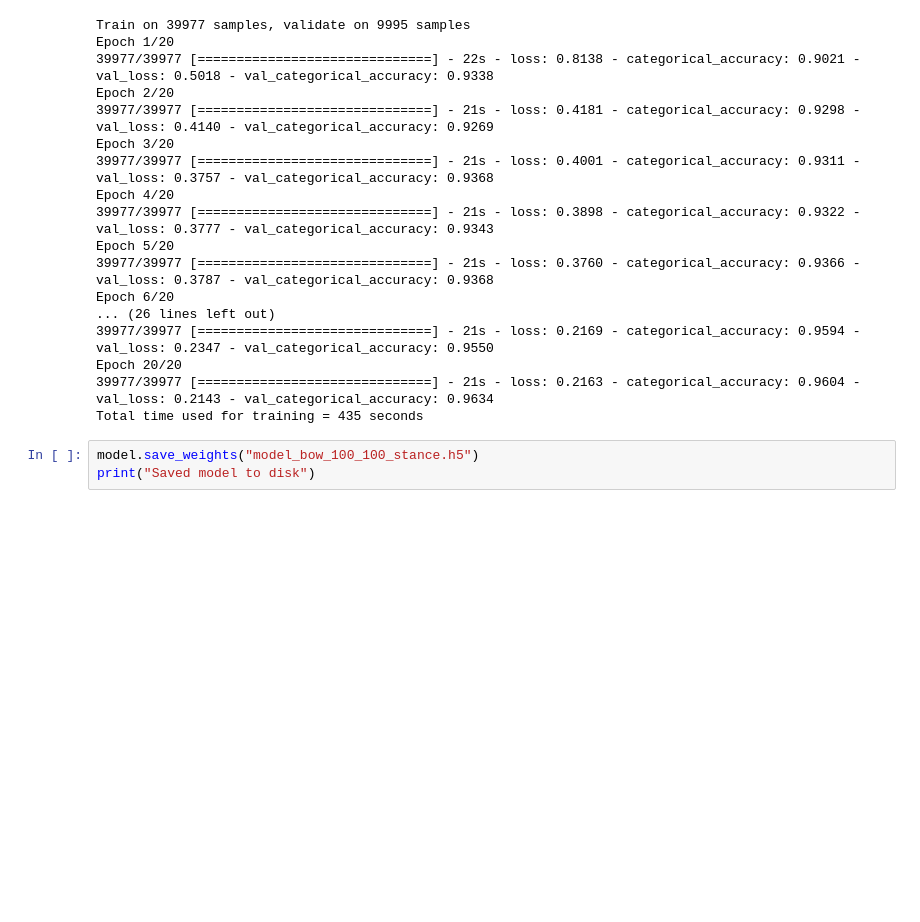
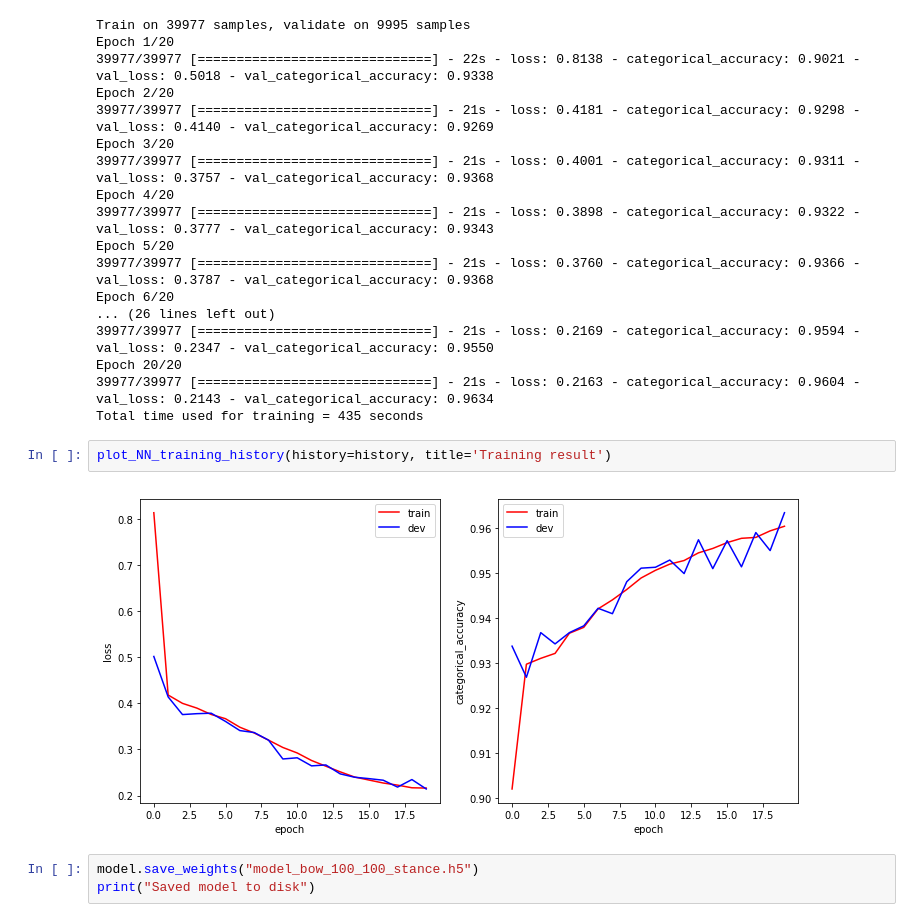
Before and after one commit to FTLiao/fakemews, a Jupyter notebook: Stance Visualization.ipynb, the cells around one changed output. Cells and saved outputs as stored; diff of their text form; blank space fills up the shorter version.

```diff
--- a/Stance Visualization.ipynb
+++ b/Stance Visualization.ipynb
@@ -121,6 +128,10 @@ Epoch 6/20
 Epoch 20/20
 39977/39977 [==============================] - 21s - loss: 0.2163 - categorical_accuracy: 0.9604 - val_loss: 0.2143 - val_categorical_accuracy: 0.9634
 Total time used for training = 435 seconds
+# %%
+plot_NN_training_history(history=history, title='Training result')
+# %% [output]
+[figure, added]
 # %%
 model.save_weights("model_bow_100_100_stance.h5")
 print("Saved model to disk")
```
Also changed, not shown: parts of 11 cells of this notebook, 2 other files.
